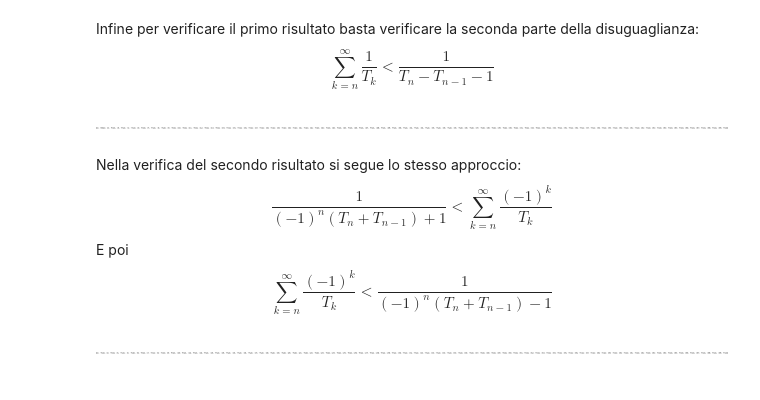
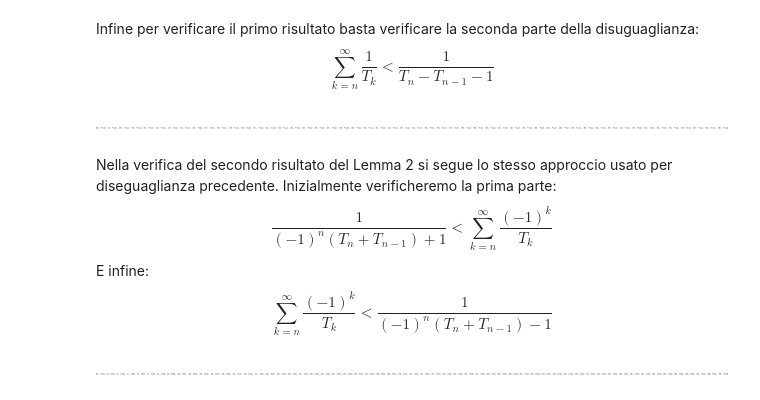
Before and after one commit to iskorini/PAA-Project, a Jupyter notebook: Notebook.ipynb, the cells around one changed output. Cells and saved outputs as stored; diff of their text form; code cells hidden in the pictures.

```diff
--- a/Notebook.ipynb
+++ b/Notebook.ipynb
@@ -188,13 +178,13 @@ $$\sum_{k=n}^{\infty} \frac{1}{T_k} < \frac{1}{T_n - T_{n-1} - 1}$$
 # %%
 lem2_expr3 = 1/(T(n)-T(n-1)-1)
 calc_lem2_expr3 = Lambda([n], lem2_expr3)
-[(n, calc_lem2_expr2(n).doit().evalf() < calc_lem2_expr3(n).evalf()) for n in range(2,60)]
+[(n, calc_lem2_expr2(n).doit().evalf() < calc_lem2_expr3(n).evalf()) for n in range(8,60)]
 # %% [output]
-[figure, old version]
+[figure, new version]
 # %% [markdown]
-Nella verifica del secondo risultato si segue lo stesso approccio:
+Nella verifica del secondo risultato del Lemma 2 si segue lo stesso approccio usato per diseguaglianza precedente. Inizialmente verificheremo la prima parte:
 $$\frac{1}{(-1)^n(T_n+T_{n-1})+1} < \sum_{k=n}^{\infty} \frac{(-1)^k}{T_k}$$
-E poi
+E infine:
 $$\sum_{k=n}^{\infty} \frac{(-1)^k}{T_k} < \frac{1}{(-1)^n(T_n+T_{n-1})-1}$$
 # %%
 lem2_expr4 = 1/(((-1)**n) * (T(n)+T(n-1))+1)
```
Also changed, not shown: parts of 66 cells of this notebook.
